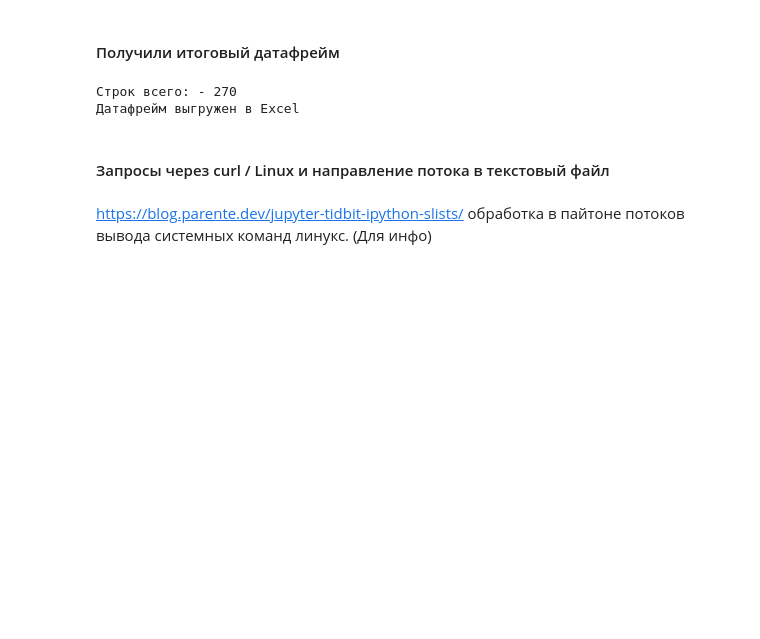
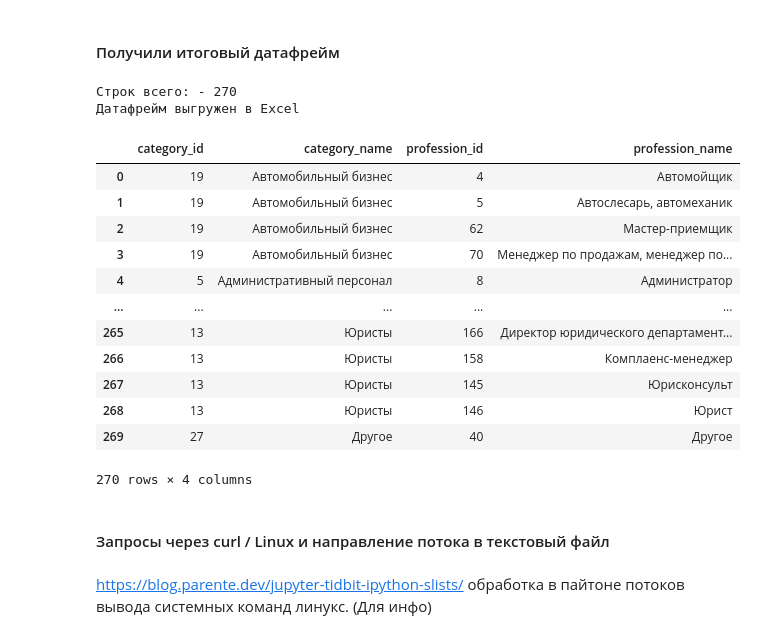
Before and after one commit to kirillel85/Publik_repo_by_Kirill_Eldeev, a Jupyter notebook: API_HH_prof_roles.ipynb, the cells around one changed output. Drawn from its saved outputs; the diff is of its cells as text; code cells hidden in the pictures; blank space fills up the shorter version.

```diff
--- a/API_HH_prof_roles.ipynb
+++ b/API_HH_prof_roles.ipynb
@@ -112,6 +112,22 @@ print('Датафрейм выгружен в Excel')
 # %% [output]
 Строк всего: - 270
 Датафрейм выгружен в Excel
+# %%
+final_dataframe
+# %% [output]
+|  | category_id | category_name | profession_id | profession_name |
+| 0 | 19 | Автомобильный бизнес | 4 | Автомойщик |
+| 1 | 19 | Автомобильный бизнес | 5 | Автослесарь, автомеханик |
+| 2 | 19 | Автомобильный бизнес | 62 | Мастер-приемщик |
+| 3 | 19 | Автомобильный бизнес | 70 | Менеджер по продажам, менеджер по... |
+| 4 | 5 | Административный персонал | 8 | Администратор |
+| ... | ... | ... | ... | ... |
+| 265 | 13 | Юристы | 166 | Директор юридического департамент... |
+| 266 | 13 | Юристы | 158 | Комплаенс-менеджер |
+| 267 | 13 | Юристы | 145 | Юрисконсульт |
+| 268 | 13 | Юристы | 146 | Юрист |
+| 269 | 27 | Другое | 40 | Другое |
+270 rows × 4 columns
 # %% [markdown]
 #### Запросы через curl / Linux и направление потока в текстовый файл
 # %%
```
Also changed, not shown: parts of 1 cell of this notebook.
